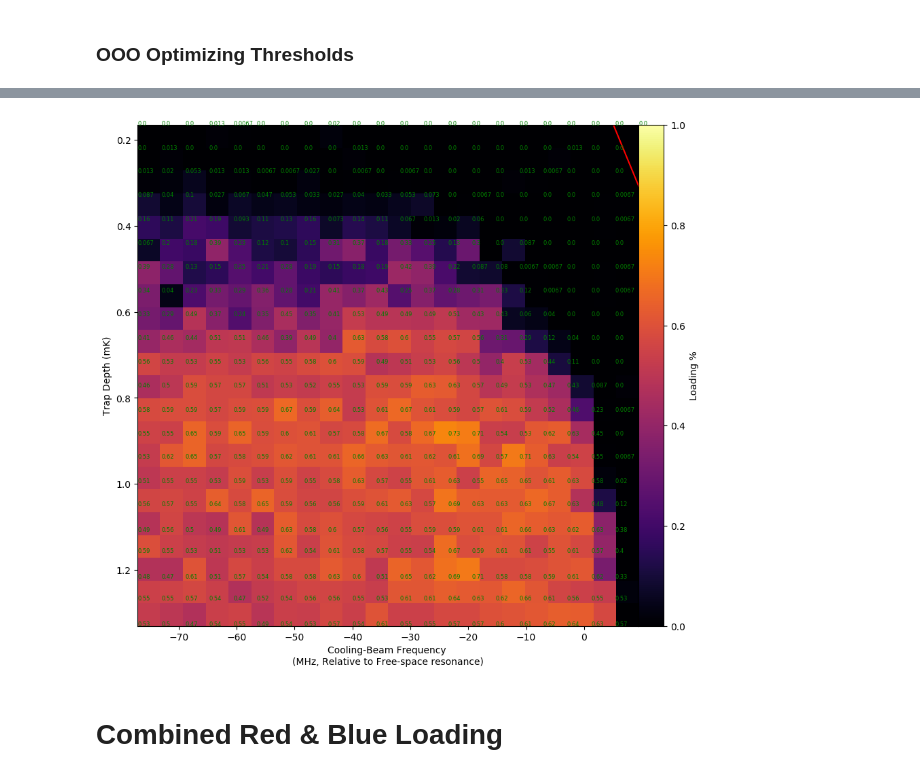
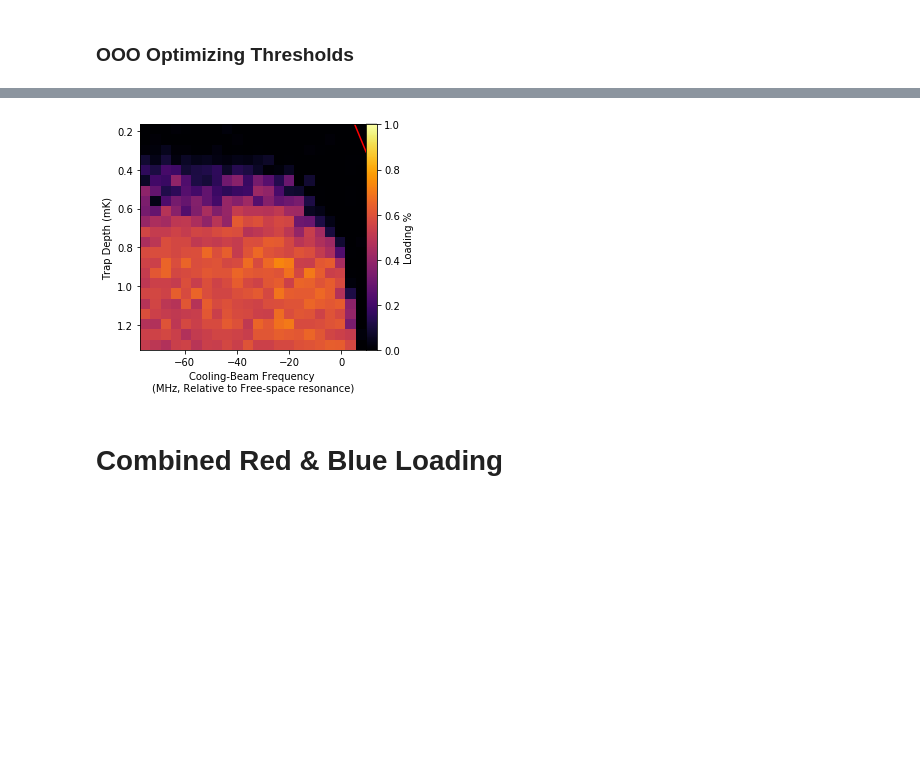
Before and after one commit to aquirdTurtle/Data-Analysis-Code, a Jupyter notebook: Grey-Loading-Paper/Data_Analysis_And_Figures.ipynb, the cells around one changed output, grey strips where cells are left out. Cells and saved outputs as stored; diff of their text form; code cells hidden in the pictures; blank space fills up the shorter version.

```diff
--- a/Grey-Loading-Paper/Data_Analysis_And_Figures.ipynb
+++ b/Grey-Loading-Paper/Data_Analysis_And_Figures.ipynb
@@ -1116,0 +1270,32 @@ Covariance of the parameters could not be estimated
+# %%
+    key1, key2 = key[:,0], key[:,1]
+    key1 = np.sort(np.unique(key1))
+    key2 = np.sort(np.unique(key2))
+    im_2dscan = np.zeros((len(key1),len(key2)))
+    xKey = [misc.round_sig(D1_DacToFreq.f(k)) for k in key1]
+    yKey = [misc.round_sig(TweezerPowerToDepth.f(k)) for k in key2]
+# %%
+for i, keyVal in enumerate(key):
+    i1 = np.where(key1==keyVal[0])[0][0]
+    i2 = np.where(key2==keyVal[1])[0][0]
+    im_2dscan[i2,i1] = avg_combined[i]
+# %%
+with open('Alt_2D.txt','w') as f:
+    for x in xKey:
+        f.write(str(x)+',')
+    f.write('\n')
+    for y in yKey:
+        f.write(str(y)+',')
+    f.write('\n')
+    for e in im_2dscan.flatten():
+        f.write(str(e) + ',')
+# %%
+with open('Alt_2D.txt') as f:
+    lines = f.readlines()
+    xkey = [float(x) for x in lines[0].split(',')[:-1]]
+    ykey = [float(y) for y in lines[1].split(',')[:-1]]
+    data = [float(z) for z in lines[2].split(',')[:-1]]
+data = np.reshape(data, (22,22))
+mi_x, ma_x = min(xkey), max(xkey)
+mi_y, ma_y = min(ykey), max(ykey)
+plt.imshow(data, extent=(mi_x,ma_x,ma_y,mi_y),aspect=(ma_x-mi_x)/(ma_y-mi_y))
@@ -1154,29 +1324,29 @@ yKey_r
 # %%
 repsPerVar = 150
 borders = [0,20,25,35,45, 50, 65, 90, 110, 200,250,300,350,400,650]
 errs, pixels, thresh, data = [[None for _ in range(len(borders)-1)] for _ in range(4)]
 for bi in range(len(borders)-1):
     begin, end = borders[bi:bi+2]
     res = ma.standardPopulationAnalysis(red_pgc_file, [[2,2]], 0, 1, dataRange=np.arange(begin,end),
                                         picSlice=[begin*repsPerVar,repsPerVar*end], quiet=True);
     errs[bi], thresh[bi], pixels[bi], data[bi] = res[4][0], res[1][0], res[0][0], res[5][0]
 with exp.ExpFile(red_pgc_file) as f:
     kn, key_red = f.get_key()
 # # (to see where I set threshold regions)
 #x_i = 0
 #for p, t in zip(pixels, thresh):
 #    plot(np.arange(x_i, x_i + len(p)), p, '.', markersize=1)
 #    hlines(t, xmin=x_i, xmax=x_i + len(p),color='k')
 #    x_i += len(p)
 avg_combined_red = []
 errsCombined = []
 for e, l in zip(errs, data):
     avg_combined_red += l
     errsCombined += e
-single_atom_analysis_(None, 'Single_Atom_Red_2D_Scan', realsize=False, data=avg_combined_red, err=errsCombined, key=key_red,
-                      units='red', save=True, showVals=True)
+single_atom_analysis_(None, 'Single_Atom_Red_2D_Scan', realsize=True, data=avg_combined_red, err=errsCombined, key=key_red,
+                      units='red', save=True, showVals=False)
 # %% [output]
-[figure, old version]
+[figure, new version]
 # %% [markdown]
 # Combined Red & Blue Loading
 # %% [markdown]
```
Also changed, not shown: parts of 39 cells of this notebook, 1 other file.
